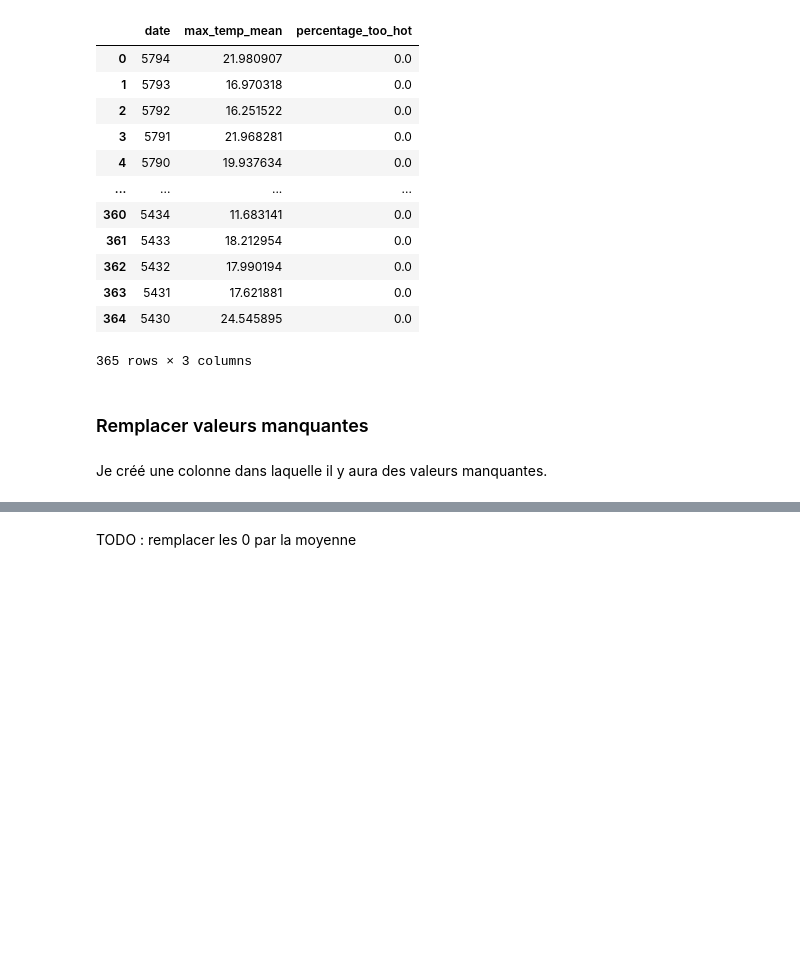
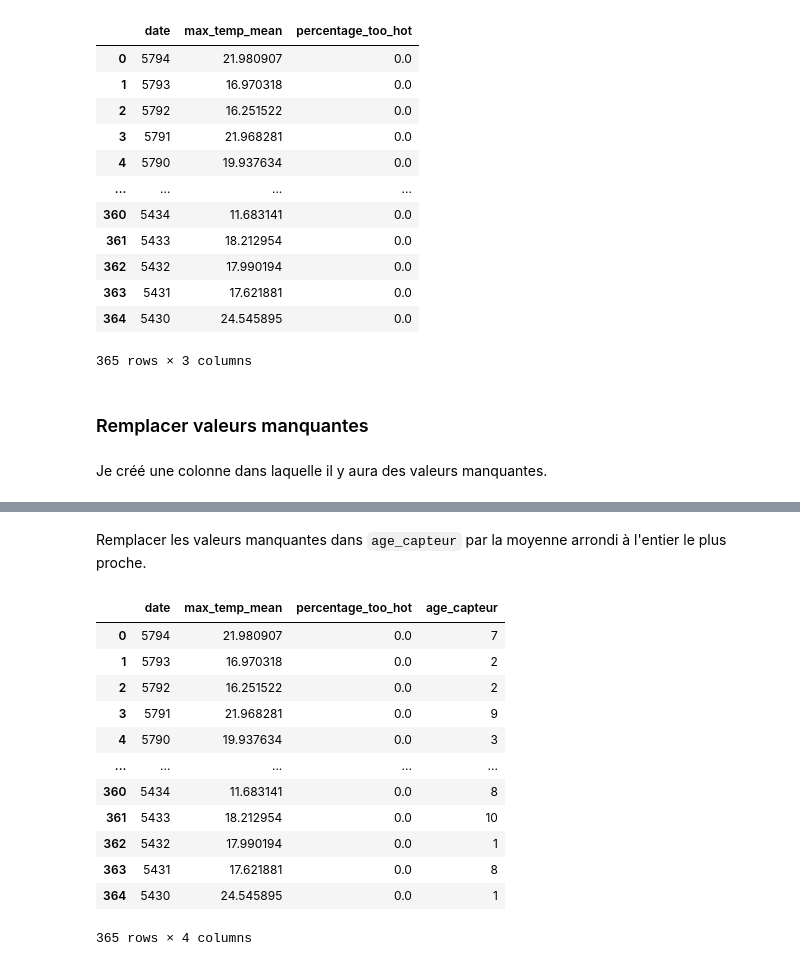
Before and after one commit to colasangela/prepa_test_technique, a Jupyter notebook: main_questions.ipynb, the cells around one changed output, grey strips where cells are left out. Cells and saved outputs as stored; diff of their text form; code cells hidden in the pictures; blank space fills up the shorter version.

Commit message:
feat:imputation moyenne

```diff
--- a/main_questions.ipynb
+++ b/main_questions.ipynb
@@ -437,2 +430,20 @@ df_bilan.head(5)
-# %% [markdown]
-TODO : remplacer les 0 par la moyenne
+# %% [markdown]
+Remplacer les valeurs manquantes dans `age_capteur` par la moyenne arrondi à l'entier le plus proche.
+# %%
+moyenne_age_capteur = round(df_bilan["age_capteur"].mean())
+df_bilan["age_capteur"].fillna(moyenne_age_capteur, inplace=True)
+df_bilan
+# %% [output]
+|  | date | max_temp_mean | percentage_too_hot | age_capteur |
+| 0 | 5794 | 21.980907 | 0.0 | 7 |
+| 1 | 5793 | 16.970318 | 0.0 | 2 |
+| 2 | 5792 | 16.251522 | 0.0 | 2 |
+| 3 | 5791 | 21.968281 | 0.0 | 9 |
+| 4 | 5790 | 19.937634 | 0.0 | 3 |
+| ... | ... | ... | ... | ... |
+| 360 | 5434 | 11.683141 | 0.0 | 8 |
+| 361 | 5433 | 18.212954 | 0.0 | 10 |
+| 362 | 5432 | 17.990194 | 0.0 | 1 |
+| 363 | 5431 | 17.621881 | 0.0 | 8 |
+| 364 | 5430 | 24.545895 | 0.0 | 1 |
+365 rows × 4 columns
```
Also changed, not shown: parts of 3 cells of this notebook.
